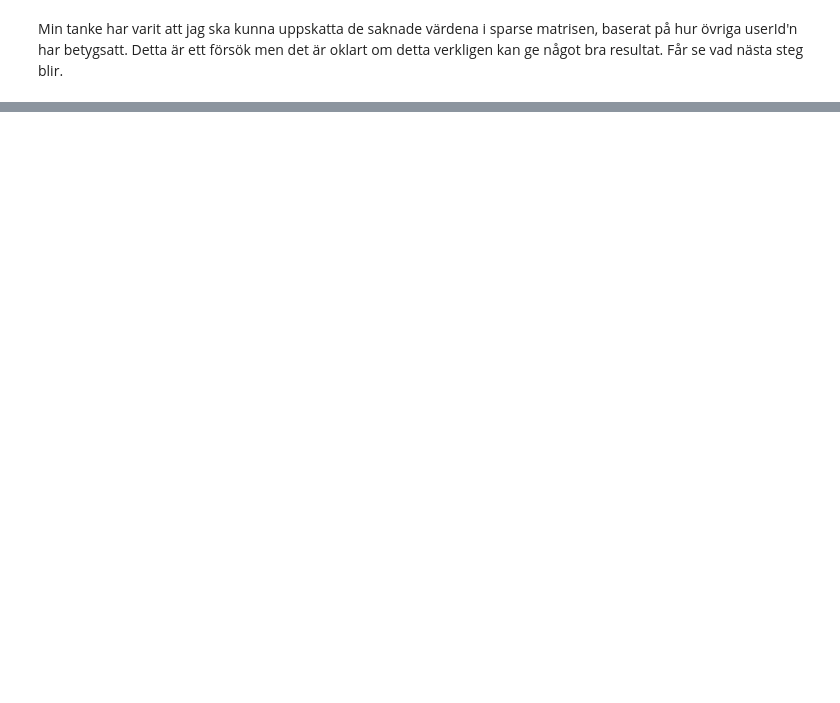
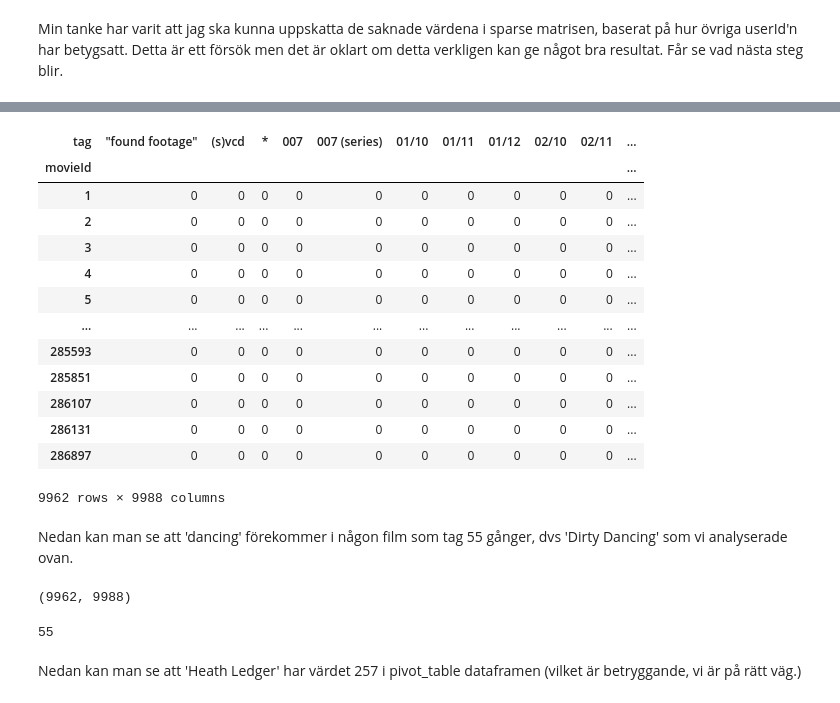
Before and after one commit to dancla240/Machine_Learning_Daniel_Claesson, a Jupyter notebook: Lab2/Lab_2_movie.ipynb, the cells around one changed output, grey strips where cells are left out. Drawn from its saved outputs; the diff is of its cells as text; code cells hidden in the pictures; blank space fills up the shorter version.

```diff
--- a/Lab2/Lab_2_movie.ipynb
+++ b/Lab2/Lab_2_movie.ipynb
@@ -494,0 +505,3 @@ Får se vad nästa steg blir.
+# %%
+m = 10000
+top_m_movies = ratings['movieId'].value_counts().head(m).index.to_list()
@@ -494,0 +528,4 @@ Får se vad nästa steg blir.
+# %%
+tags_reduced = tags[(tags['movieId'].isin(top_m_movies)) & (tags['tag'].isin(top_n_tags))]
+tags_reduced.sample(5)
+tags_reduced.shape
@@ -494,0 +539,30 @@ Får se vad nästa steg blir.
+# %%
+pivot_table = pd.pivot_table(data=tags_reduced, index='movieId', columns='tag', aggfunc='size', fill_value=0)
+pivot_table
+# %% [output]
+| tag | "found footage" | (s)vcd | * | 007 | 007 (series) | 01/10 | 01/11 | 01/12 | 02/10 | 02/11 | ... |
+| movieId |  |  |  |  |  |  |  |  |  |  | ... |
+| 1 | 0 | 0 | 0 | 0 | 0 | 0 | 0 | 0 | 0 | 0 | ... |
+| 2 | 0 | 0 | 0 | 0 | 0 | 0 | 0 | 0 | 0 | 0 | ... |
+| 3 | 0 | 0 | 0 | 0 | 0 | 0 | 0 | 0 | 0 | 0 | ... |
+| 4 | 0 | 0 | 0 | 0 | 0 | 0 | 0 | 0 | 0 | 0 | ... |
+| 5 | 0 | 0 | 0 | 0 | 0 | 0 | 0 | 0 | 0 | 0 | ... |
+| ... | ... | ... | ... | ... | ... | ... | ... | ... | ... | ... | ... |
+| 285593 | 0 | 0 | 0 | 0 | 0 | 0 | 0 | 0 | 0 | 0 | ... |
+| 285851 | 0 | 0 | 0 | 0 | 0 | 0 | 0 | 0 | 0 | 0 | ... |
+| 286107 | 0 | 0 | 0 | 0 | 0 | 0 | 0 | 0 | 0 | 0 | ... |
+| 286131 | 0 | 0 | 0 | 0 | 0 | 0 | 0 | 0 | 0 | 0 | ... |
+| 286897 | 0 | 0 | 0 | 0 | 0 | 0 | 0 | 0 | 0 | 0 | ... |
+9962 rows × 9988 columns
+# %% [markdown]
+Nedan kan man se att 'dancing' förekommer i någon film som tag 55 gånger, dvs 'Dirty Dancing' som vi analyserade ovan.
+# %%
+pivot_table.shape
+# %% [output]
+(9962, 9988)
+# %%
+pivot_table.loc[:,'dancing'].max()
+# %% [output]
+55
+# %% [markdown]
+Nedan kan man se att 'Heath Ledger' har värdet 257 i pivot_table dataframen (vilket är betryggande, vi är på rätt väg.)
```
Also changed, not shown: parts of 26 cells of this notebook.
